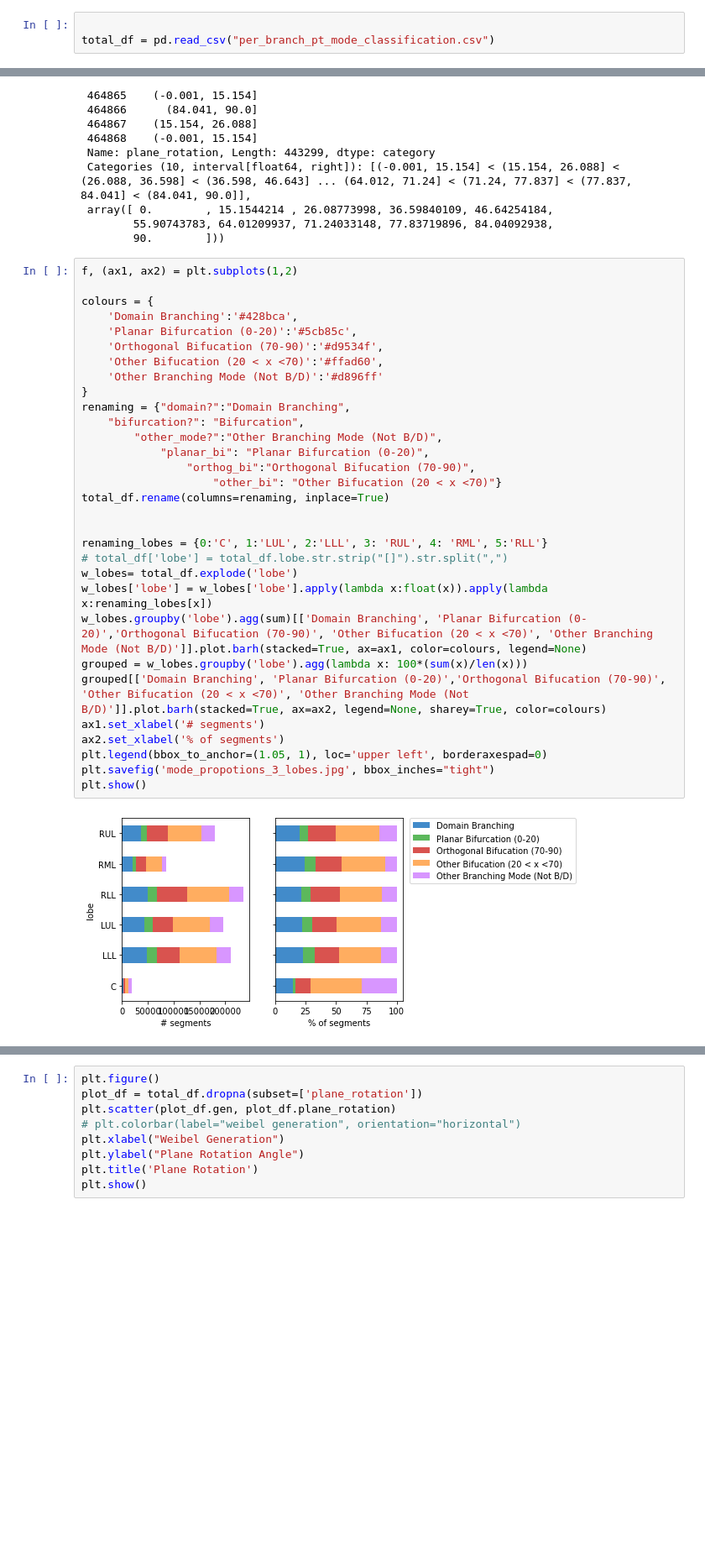
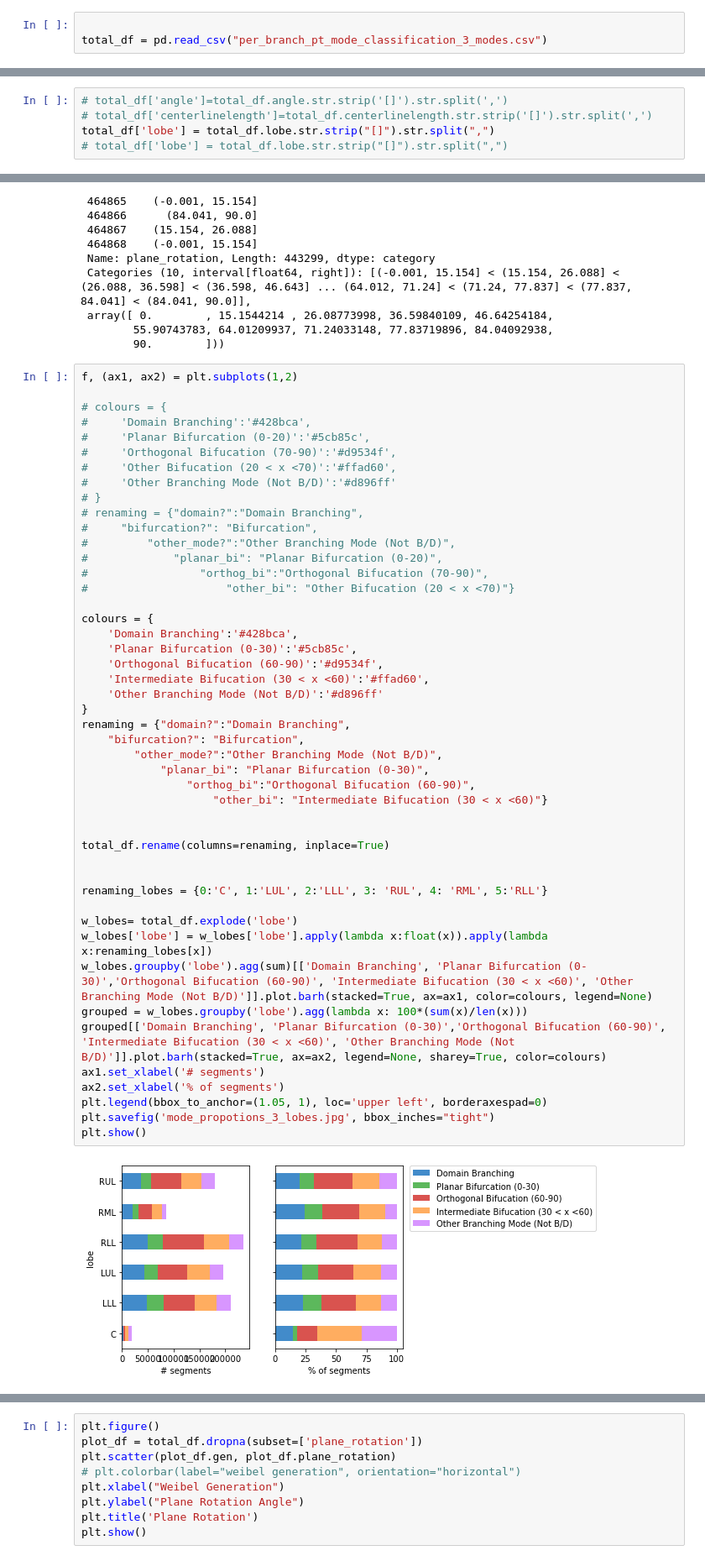
Before and after one commit to s-n-naik/airway_exploration, a Jupyter notebook: Mode_Exploration_v2.ipynb, the cells around one changed output, grey strips where cells are left out. Shown at 84% size. Drawn from its saved outputs; the diff is of its cells as text; blank space fills up the shorter version.

```diff
--- a/Mode_Exploration_v2.ipynb
+++ b/Mode_Exploration_v2.ipynb
@@ -12,8 +15,13 @@ from tqdm.notebook import tqdm
 # %%
 
-total_df = pd.read_csv("per_branch_pt_mode_classification.csv")
+total_df = pd.read_csv("per_branch_pt_mode_classification_3_modes.csv")
 # %%
 total_df.plane_rotation.hist(bins=9)
 # %% [output]
 <AxesSubplot:>
 [figure]
+# %%
+# total_df['angle']=total_df.angle.str.strip('[]').str.split(',')
+# total_df['centerlinelength']=total_df.centerlinelength.str.strip('[]').str.split(',')
+total_df['lobe'] = total_df.lobe.str.strip("[]").str.split(",")
+# total_df['lobe'] = total_df.lobe.str.strip("[]").str.split(",")
@@ -101,34 +111,50 @@ pd.qcut(total_df.plane_rotation.dropna(), 10, labels=None, retbins=True)
 # %%
 f, (ax1, ax2) = plt.subplots(1,2)
 
+# colours = {
+#     'Domain Branching':'#428bca',
+#     'Planar Bifurcation (0-20)':'#5cb85c',
+#     'Orthogonal Bifucation (70-90)':'#d9534f',
+#     'Other Bifucation (20 < x <70)':'#ffad60',
+#     'Other Branching Mode (Not B/D)':'#d896ff'
+# }
+# renaming = {"domain?":"Domain Branching",
+#     "bifurcation?": "Bifurcation",
+#         "other_mode?":"Other Branching Mode (Not B/D)",
+#             "planar_bi": "Planar Bifurcation (0-20)",
+#                 "orthog_bi":"Orthogonal Bifucation (70-90)",
+#                     "other_bi": "Other Bifucation (20 < x <70)"}
+
 colours = {
     'Domain Branching':'#428bca',
-    'Planar Bifurcation (0-20)':'#5cb85c',
-    'Orthogonal Bifucation (70-90)':'#d9534f',
-    'Other Bifucation (20 < x <70)':'#ffad60',
+    'Planar Bifurcation (0-30)':'#5cb85c',
+    'Orthogonal Bifucation (60-90)':'#d9534f',
+    'Intermediate Bifucation (30 < x <60)':'#ffad60',
     'Other Branching Mode (Not B/D)':'#d896ff'
 }
 renaming = {"domain?":"Domain Branching",
     "bifurcation?": "Bifurcation",
         "other_mode?":"Other Branching Mode (Not B/D)",
-            "planar_bi": "Planar Bifurcation (0-20)",
-                "orthog_bi":"Orthogonal Bifucation (70-90)",
-                    "other_bi": "Other Bifucation (20 < x <70)"}
+            "planar_bi": "Planar Bifurcation (0-30)",
+                "orthog_bi":"Orthogonal Bifucation (60-90)",
+                    "other_bi": "Intermediate Bifucation (30 < x <60)"}
+
+
 total_df.rename(columns=renaming, inplace=True)
 
 
 renaming_lobes = {0:'C', 1:'LUL', 2:'LLL', 3: 'RUL', 4: 'RML', 5:'RLL'}
-# total_df['lobe'] = total_df.lobe.str.strip("[]").str.split(",")
+
 w_lobes= total_df.explode('lobe')
 w_lobes['lobe'] = w_lobes['lobe'].apply(lambda x:float(x)).apply(lambda x:renaming_lobes[x])
-w_lobes.groupby('lobe').agg(sum)[['Domain Branching', 'Planar Bifurcation (0-20)','Orthogonal Bifucation (70-90)', 'Other Bifucation (20 < x <70)', 'Other Branching Mode (Not B/D)']].plot.barh(stacked=True, ax=ax1, color=colours, legend=None)
+w_lobes.groupby('lobe').agg(sum)[['Domain Branching', 'Planar Bifurcation (0-30)','Orthogonal Bifucation (60-90)', 'Intermediate Bifucation (30 < x <60)', 'Other Branching Mode (Not B/D)']].plot.barh(stacked=True, ax=ax1, color=colours, legend=None)
 grouped = w_lobes.groupby('lobe').agg(lambda x: 100*(sum(x)/len(x)))
-grouped[['Domain Branching', 'Planar Bifurcation (0-20)','Orthogonal Bifucation (70-90)', 'Other Bifucation (20 < x <70)', 'Other Branching Mode (Not B/D)']].plot.barh(stacked=True, ax=ax2, legend=None, sharey=True, color=colours)
+grouped[['Domain Branching', 'Planar Bifurcation (0-30)','Orthogonal Bifucation (60-90)', 'Intermediate Bifucation (30 < x <60)', 'Other Branching Mode (Not B/D)']].plot.barh(stacked=True, ax=ax2, legend=None, sharey=True, color=colours)
 ax1.set_xlabel('# segments')
 ax2.set_xlabel('% of segments')
 plt.legend(bbox_to_anchor=(1.05, 1), loc='upper left', borderaxespad=0)
 plt.savefig('mode_propotions_3_lobes.jpg', bbox_inches="tight")
 plt.show()
 # %% [output]
-[figure, old version]
+[figure, new version]
 # %%
```
Also changed, not shown: parts of 8 cells of this notebook, 2 other files.
